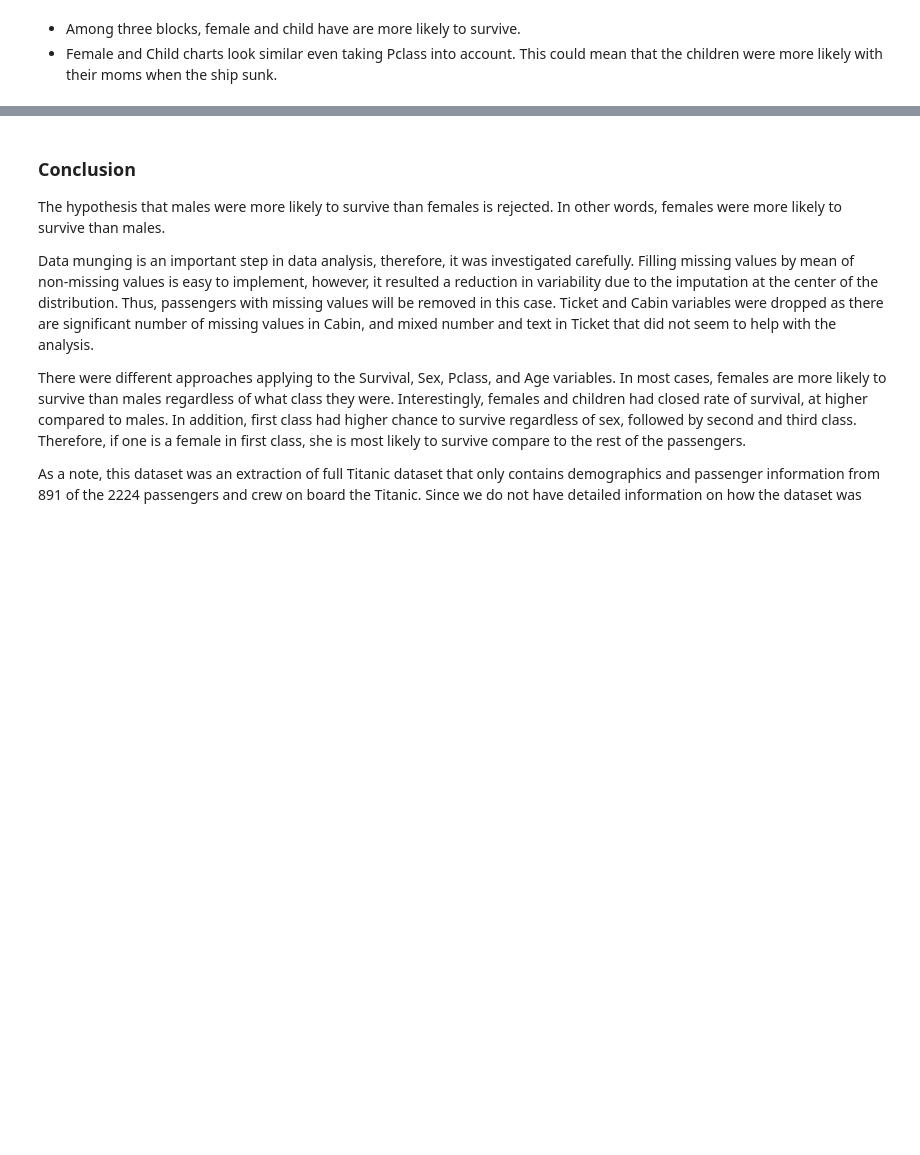
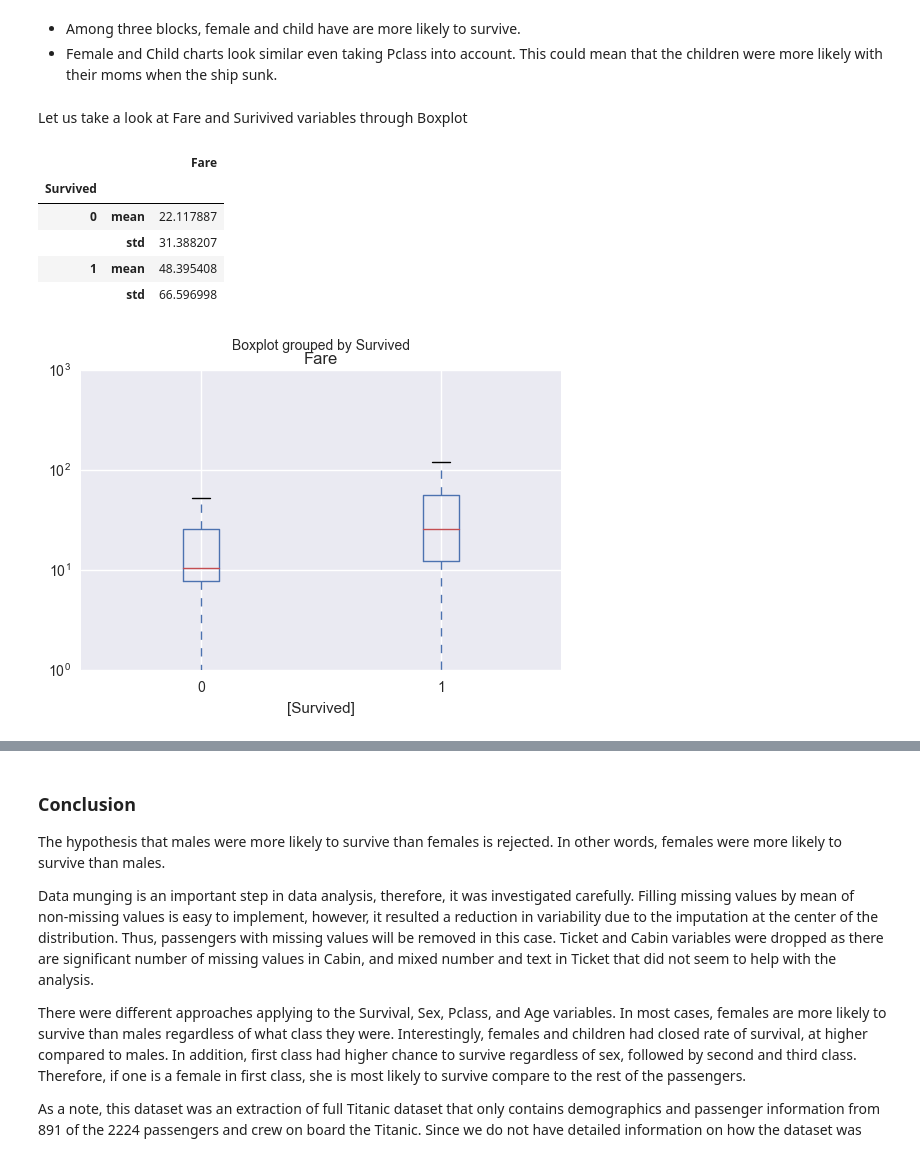
Before and after one commit to linhtrieu92/Titanic, a Jupyter notebook: Project 2/Titanic.ipynb, the cells around one changed output, grey strips where cells are left out. Saved outputs shown, nothing was run; the diff lists cells and outputs as text; code cells hidden in the pictures; blank space fills up the shorter version.

```diff
--- a/Project 2/Titanic.ipynb
+++ b/Project 2/Titanic.ipynb
@@ -344,3 +344,17 @@ sns.plt.title("Survival Rate with Respect to Pclass and Person")
 # %% [markdown]
 * Among three blocks, female and child have are more likely to survive.
 * Female and Child charts look similar even taking Pclass into account. This could mean that the children were more likely with their moms when the ship sunk.
+# %% [markdown]
+Let us take a look at Fare and Surivived variables through Boxplot
+# %%
+#Boxplot
+df_titanic.boxplot(column=['Fare'], by=['Survived']).set_yscale('log')
+pd.DataFrame(df_titanic.groupby(['Survived'])['Fare'].describe().loc[:,['mean', 'std']])
+# %% [output]
+|  |  | Fare |
+| Survived |  |  |
+| 0 | mean | 22.117887 |
+|  | std | 31.388207 |
+| 1 | mean | 48.395408 |
+|  | std | 66.596998 |
+[figure, added]
```
Also changed, not shown: parts of 12 cells of this notebook.
